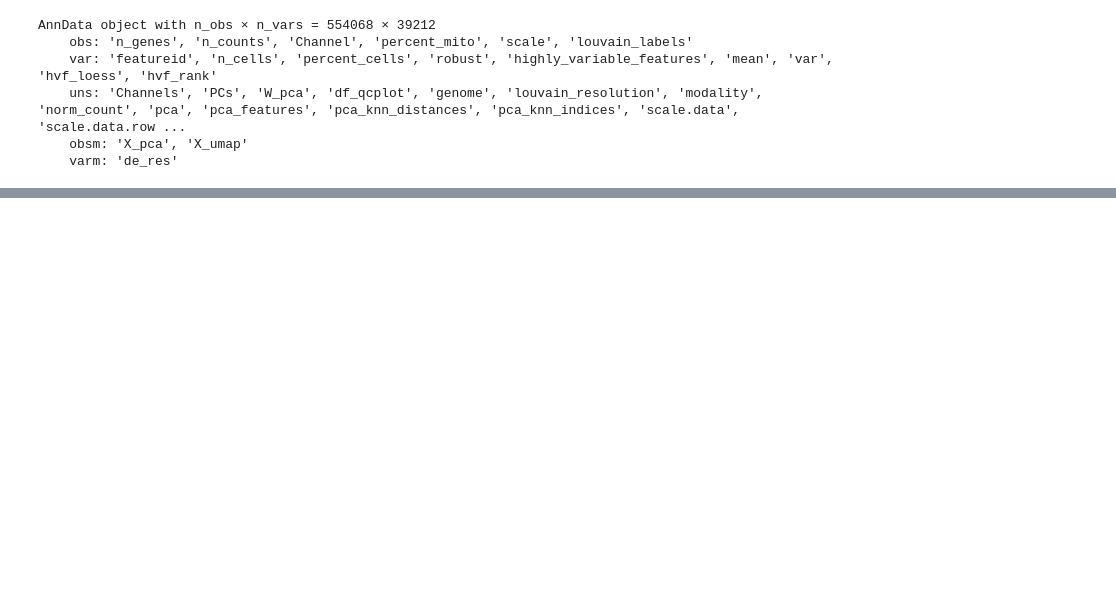
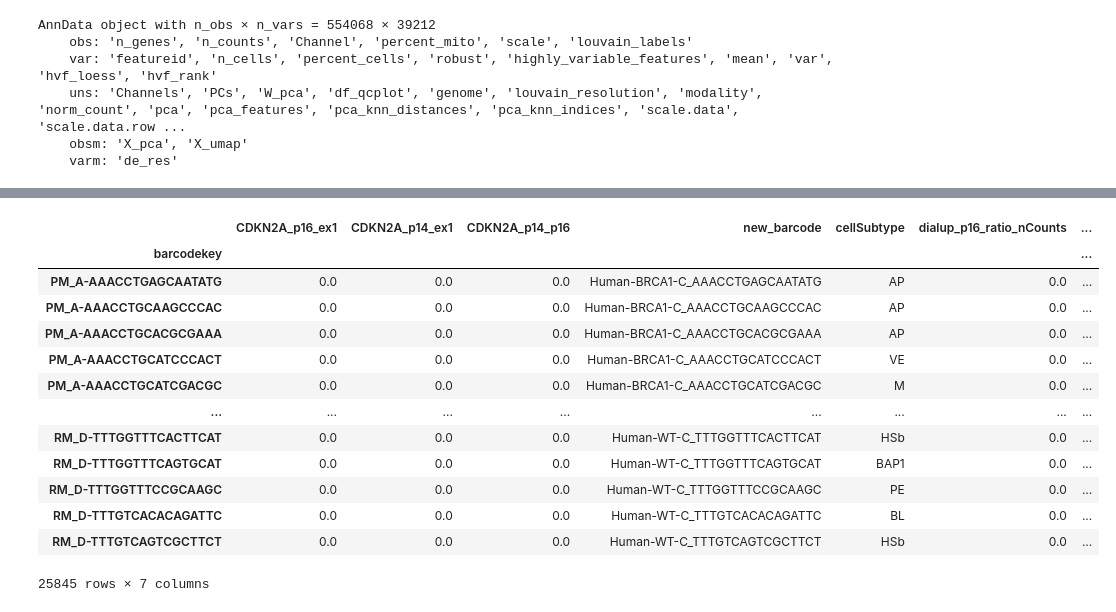
Before and after one commit to broadinstitute/CDKN2A-gene-regulation, a Jupyter notebook: Brugge_comparison.ipynb, the cells around one changed output, grey strips where cells are left out. Saved outputs shown, nothing was run; the diff lists cells and outputs as text; code cells hidden in the pictures; blank space fills up the shorter version.

```diff
--- a/Brugge_comparison.ipynb
+++ b/Brugge_comparison.ipynb
@@ -47,7 +32,7 @@ df_sample_ids = df.index.str.split('-').str[0].unique()
 dialup_sample_ids = df_dialup.index.str.split('_').str[0].unique()
 # %%
 sample_mapping = {
-    "RM-A": "WT-A", "PM-G": "BRCA2-A", "PM-A": "BRCA1-C", "PM-C": "BRCA1-D",
-    "PM-K": "BRCA2-B", "PM-I": "BRCA2-C", "PM-J": "BRCA2-D", "RM-D": "WT-C",
-    "RM-C": "WT-D", "PM-F": "BRCA1-H", "PM-L": "BRCA2-E"
+    "RM_A": "Human-WT-A", "PM_G": "Human-BRCA2-A", "PM_A": "Human-BRCA1-C", "PM_C": "Human-BRCA1-D",
+    "PM_K": "Human-BRCA2-B", "PM_I": "Human-BRCA2-C", "PM_J": "Human-BRCA2-D", "RM_D": "Human-WT-C",
+    "RM_C": "Human-WT-D", "PM_F": "Human-BRCA1-H", "PM_L": "Human-BRCA2-E"
 }
@@ -123,0 +91,24 @@ plt.show()
+# %%
+# Merge df and df_dialup based on 'new_barcode' and index, respectively.
+merged_df = pd.merge(df, df_dialup, left_on='new_barcode', right_index=True, how='inner')
+
+# Discard rows in merged_df where 'new_barcode' is not found in df_dialup's index
+# This is already handled by the 'inner' join in pd.merge.
+
+# Display the merged DataFrame
+merged_df
+# %% [output]
+|  | CDKN2A_p16_ex1 | CDKN2A_p14_ex1 | CDKN2A_p14_p16 | new_barcode | cellSubtype | dialup_p16_ratio_nCounts | ... |
+| barcodekey |  |  |  |  |  |  | ... |
+| PM_A-AAACCTGAGCAATATG | 0.0 | 0.0 | 0.0 | Human-BRCA1-C_AAACCTGAGCAATATG | AP | 0.0 | ... |
+| PM_A-AAACCTGCAAGCCCAC | 0.0 | 0.0 | 0.0 | Human-BRCA1-C_AAACCTGCAAGCCCAC | AP | 0.0 | ... |
+| PM_A-AAACCTGCACGCGAAA | 0.0 | 0.0 | 0.0 | Human-BRCA1-C_AAACCTGCACGCGAAA | AP | 0.0 | ... |
+| PM_A-AAACCTGCATCCCACT | 0.0 | 0.0 | 0.0 | Human-BRCA1-C_AAACCTGCATCCCACT | VE | 0.0 | ... |
+| PM_A-AAACCTGCATCGACGC | 0.0 | 0.0 | 0.0 | Human-BRCA1-C_AAACCTGCATCGACGC | M | 0.0 | ... |
+| ... | ... | ... | ... | ... | ... | ... | ... |
+| RM_D-TTTGGTTTCACTTCAT | 0.0 | 0.0 | 0.0 | Human-WT-C_TTTGGTTTCACTTCAT | HSb | 0.0 | ... |
+| RM_D-TTTGGTTTCAGTGCAT | 0.0 | 0.0 | 0.0 | Human-WT-C_TTTGGTTTCAGTGCAT | BAP1 | 0.0 | ... |
+| RM_D-TTTGGTTTCCGCAAGC | 0.0 | 0.0 | 0.0 | Human-WT-C_TTTGGTTTCCGCAAGC | PE | 0.0 | ... |
+| RM_D-TTTGTCACACAGATTC | 0.0 | 0.0 | 0.0 | Human-WT-C_TTTGTCACACAGATTC | BL | 0.0 | ... |
+| RM_D-TTTGTCAGTCGCTTCT | 0.0 | 0.0 | 0.0 | Human-WT-C_TTTGTCAGTCGCTTCT | HSb | 0.0 | ... |
+25845 rows × 7 columns
```
Also changed, not shown: parts of 17 cells of this notebook.
